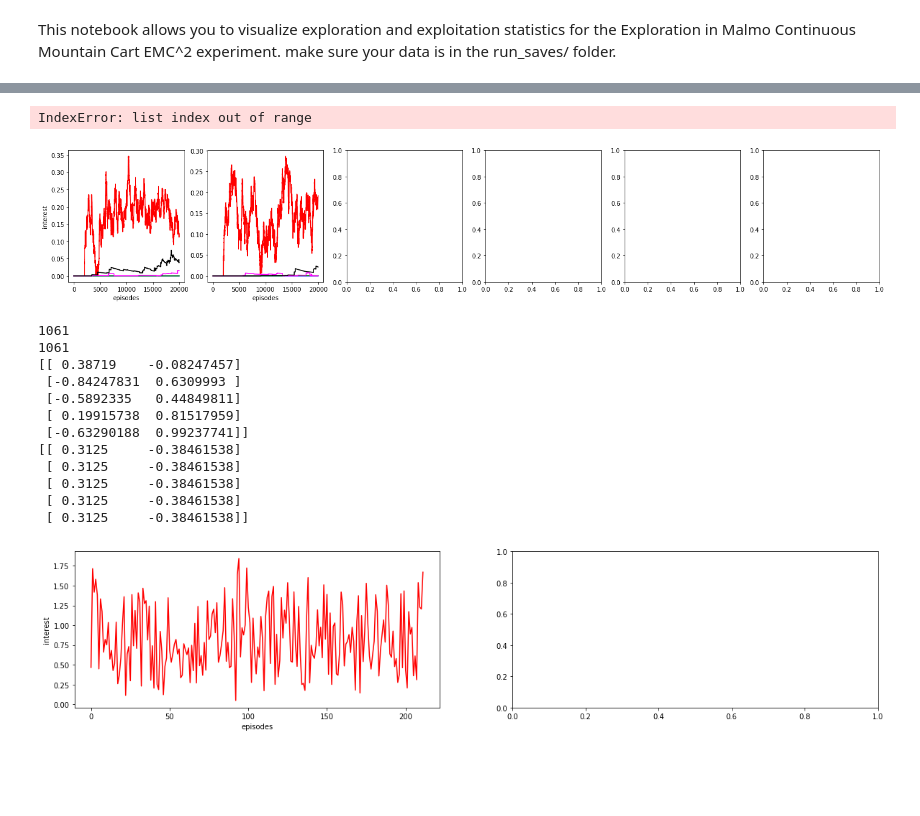
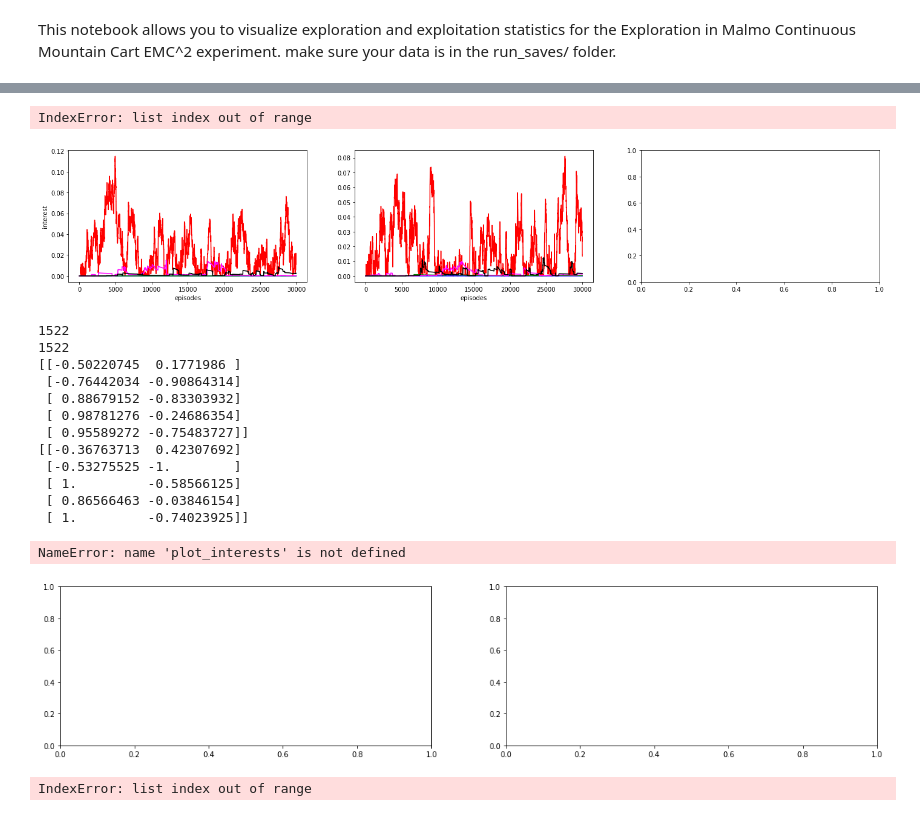
Before and after one commit to rPortelas/malmo_mountain_cart, a Jupyter notebook: data_visualization_emmc.ipynb, the cells around one changed output, grey strips where cells are left out. Saved outputs shown, nothing was run; the diff lists cells and outputs as text; code cells hidden in the pictures; blank space fills up the shorter version.

```diff
--- a/data_visualization_emmc.ipynb
+++ b/data_visualization_emmc.ipynb
@@ -14,13 +14,13 @@ import imageio
 from scipy.spatial import distance
 # %%
 # Step 1 load data
-nb_runs = 2
+nb_runs = 3
 #model_full_names = ["Random Single Goal Space", "Flat Random Goal Babbling"]#, "Random Model Babbling", "Active Model Babbling"]
-#model_full_names = ["RANDOM", "Flat Random Goal Babbling", "Random Model Babbling", "Active Model Babbling"]
 model_full_names = ["Flat Random Goal Babbling", "Random Model Babbling", "Active Model Babbling"]
-model_filenames = ["emmccpufast_f_rgb","emmccpufast_rmb","emmccpufast_amb"]
+#model_full_names = ["Flat Random Goal Babbling", "Random Model Babbling", "Active Model Babbling"]
+#model_filenames = ["emmcnewcodenewint_f_rgb","emmcnewcodenewint_rmb","emmcnewcodenewint_amb"]
 titles = ['F-RGB', 'RMB', 'AMB']
-#model_filenames = ["emmcmid_random","emmcmid_f_rgb","emmcmid_rmb","emmcmid_amb"]
+model_filenames = ["emmcoldnewint_f_rgb","emmcoldnewint_rmb","emmcoldnewint_amb"]
 #model_filenames = ["random","dist_fmb","dist_rmb","dist_amb"]
 nb_models = len(model_filenames)
 
@@ -541,33 +566,33 @@ plt.show()
 # %%
 def plot_interests(ax,subplot_nb,interest_dict, legend=True, labels=None):
     colors = ['red','blue','green','magenta','black','cyan','orange']
     for i,(name,interests) in enumerate(sorted(interest_dict.items())):
         #print(name)
         if labels is not None:
             ax.plot(interests, color=colors[i], label=labels[i],linewidth=1.5)
         else:
             ax.plot(interests, color=colors[i], label=name.replace('_',' '),linewidth=1.5)
     if subplot_nb == 0:
         ax.set_ylabel('interest')
 
     ax.set_xlabel('episodes')
     if legend:
         leg = ax.legend(loc='upper left')
         for legobj in leg.legendHandles:
             legobj.set_linewidth(4.0)
 
 short_labels = ['agent','bread','cart','distr 1','distr 2','distr 3', 'distr 4']
 
 # Plot interest curves:
-f, (ax0, ax1, ax2, ax3, ax4, ax5) = plt.subplots(1,6,figsize=(24,4))
-ax = (ax0, ax1, ax2, ax3, ax4, ax5)
-for i in range(6):
+f, (ax0, ax1, ax2) = plt.subplots(1,3,figsize=(24,4))
+ax = (ax0, ax1, ax2)
+for i in range(3):
     ints = saves[model_filenames[2]][i]['interests']
     plot_interests(ax[i],i,ints,legend=False,labels=None)
-plt.savefig("interests_samebt.png", bbox_inches='tight')
+plt.savefig("aaa_newold_interests_samebt.png", bbox_inches='tight')
 # %% [output]
 IndexError: list index out of range
-[figure, old version]
+[figure, new version]
 # %%
 # Plot competence evolution for amb runs
 f, (ax0, ax1) = plt.subplots(1,2,figsize=(20,4))
@@ -597,19 +622,20 @@ for i in range(1):
 #     print("h")
     plot_interests(ax[i],i,dists,legend=False,labels=None)
 # %% [output]
-1061
-1061
-[[ 0.38719    -0.08247457]
- [-0.84247831  0.6309993 ]
- [-0.5892335   0.44849811]
- [ 0.19915738  0.81517959]
- [-0.63290188  0.99237741]]
-[[ 0.3125     -0.38461538]
- [ 0.3125     -0.38461538]
- [ 0.3125     -0.38461538]
- [ 0.3125     -0.38461538]
- [ 0.3125     -0.38461538]]
+1522
+1522
+[[-0.50220745  0.1771986 ]
+ [-0.76442034 -0.90864314]
+ [ 0.88679152 -0.83303932]
+ [ 0.98781276 -0.24686354]
+ [ 0.95589272 -0.75483727]]
+[[-0.36763713  0.42307692]
+ [-0.53275525 -1.        ]
+ [ 1.         -0.58566125]
+ [ 0.86566463 -0.03846154]
+ [ 1.         -0.74023925]]
+NameError: name 'plot_interests' is not defined
-[figure, old version]
+[figure, new version]
 # %%
 # get interest curves names:
 labels_2 = [s.replace('_',' ') for s in np.unique(saves[model_filenames[3]][0]['choosen_modules'])]
@@ -642,6 +668,8 @@ for legobj in leg.legendHandles:
 
 figlegend.show()
 figlegend.savefig('legend.png')
+# %% [output]
+IndexError: list index out of range
 # %%
 # Time complexity analysis
 for m_name, m_id in zip(model_full_names,model_filenames):
```
Also changed, not shown: parts of 8 cells of this notebook, 7 other files.
